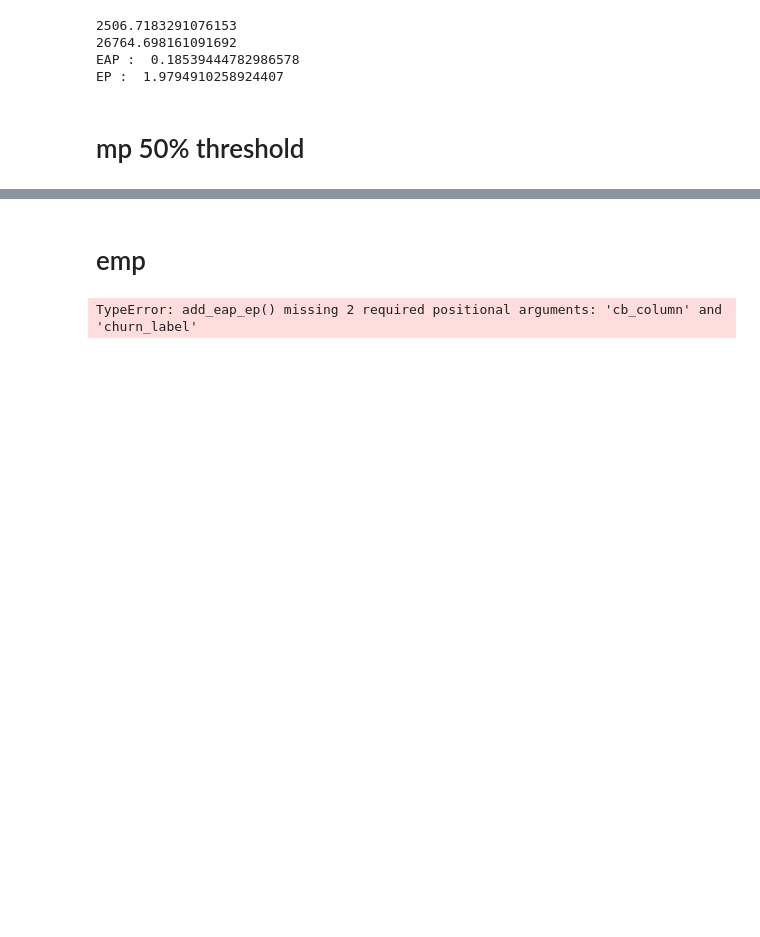
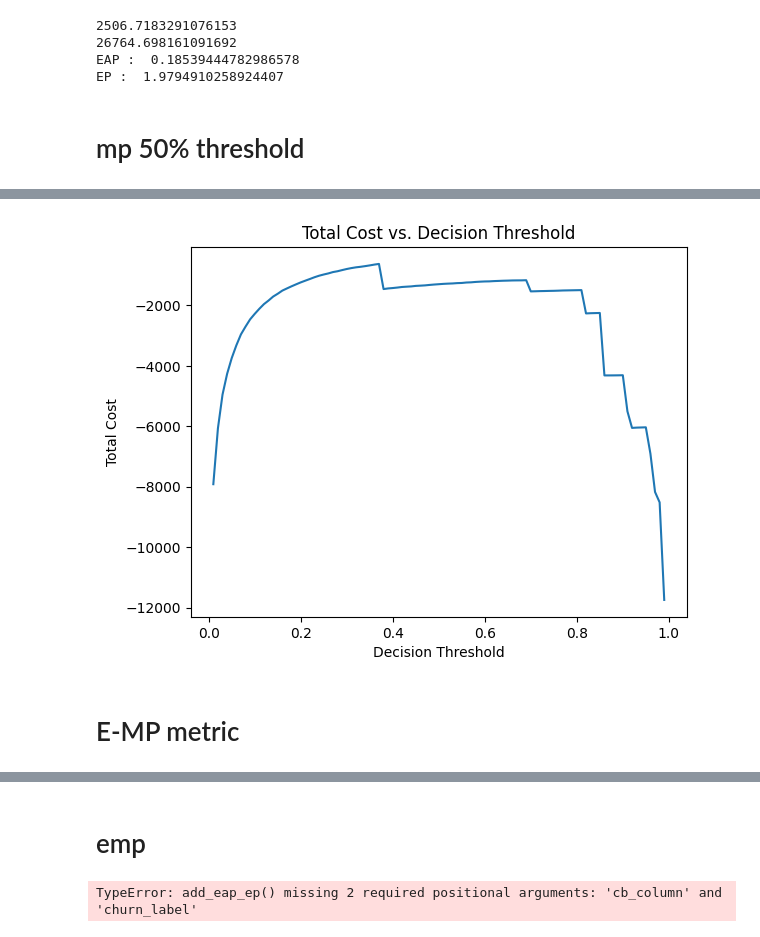
Before and after one commit to stijn-dg/End-to-end-project---Customer-churn, a Jupyter notebook: notebooks/cc_fraud_2.ipynb, the cells around one changed output, grey strips where cells are left out. Saved outputs shown, nothing was run; the diff lists cells and outputs as text; code cells hidden in the pictures; blank space fills up the shorter version.

Commit message:
feature-mp/emp-fraudcc2-done

```diff
--- a/notebooks/cc_fraud_2.ipynb
+++ b/notebooks/cc_fraud_2.ipynb
@@ -539,0 +570,27 @@ EP :  1.9794910258924407
+# %%
+test_predictions_xgb_2 = test.copy(deep=True)
+test_predictions_xgb_2["y_predicted"] = best_pipeline_xgb.predict(test_predictions_xgb_2.drop(y, axis=1))
+test_predictions_xgb_2["churn_encoded"] = fit_le.transform(test_predictions_xgb_2["is_fraud"])
+
+# first check if customers have multiple rows => if so check if we can take other if this instance-based cost
+impute = SimpleImputer(strategy='median')
+test_predictions_xgb_2['A'] = impute.fit_transform(
+    (test_predictions_xgb_2["amt"]*2000).to_frame())[:, 0]
+# scaler = MinMaxScaler()
+
+# # Fit and transform the cb_column using the scaler
+# test_predictions_xgb['A'] = scaler.fit_transform(test_predictions_xgb['A'].values.reshape(-1, 1))
+
+
+# Step 3: Apply the function to calculate the cost for each instance and create the instance-dependent cost matrix
+test_predictions_xgb_2['instance_cost'] = test_predictions_xgb_2.apply(lambda row: instance_dependent_cost_fraud_2(
+    row['y_predicted'], row["churn_encoded"], row["A"]), axis=1)
+
+test_predictions_xgb_2["y_predicted_decoded"] = fit_le.inverse_transform(
+    test_predictions_xgb_2["y_predicted"])
+
+# Print the DataFrame with the instance-dependent cost matrix
+test_predictions_xgb_2[['is_fraud', 'y_predicted_decoded', "A", 'instance_cost']]
+
+print(f"Test cost/loss = {test_predictions_xgb_2['instance_cost'].sum():.0f}.")
+print(' total cost/loss average : ' , test_predictions_xgb_2['instance_cost'].sum()/len(test_predictions_xgb_2))
@@ -539,0 +602,4 @@ EP :  1.9794910258924407
+# %%
+cb_column = 'A'
+test_predictions_log_2['y_predicted_proba_log']= best_pipeline_log_reg.predict_proba(test_predictions_log_2.drop(y, axis=1))[:, 1]
+best_threshold_log, AMC_log, lowest_cost_log = compute_best_threshold_2(test_predictions_log_2, best_pipeline_log_reg, y,cb_column, y_predicted_proba_col_name="y_predicted_proba_log", instance_dependent_cost_type = 'fraud_2')
@@ -539,0 +625,4 @@ EP :  1.9794910258924407
+# %%
+test_predictions_xgb_2['y_predicted_proba_xgb']= best_pipeline_xgb.predict_proba(test_predictions_xgb_2.drop(y, axis=1))[:, 1]
+best_threshold_xgb, AMC_xgb, lowest_cost_xgb = compute_best_threshold(test_predictions_xgb_2, best_pipeline_xgb, y, cb_column, y_predicted_proba_col_name="y_predicted_proba_xgb", instance_dependent_cost_type= 'fraud_2' )
+# %% [output]
@@ -539,0 +646,3 @@ EP :  1.9794910258924407
+[figure, added]
+# %% [markdown]
+# E-MP metric
```
Also changed, not shown: parts of 9 cells of this notebook.
